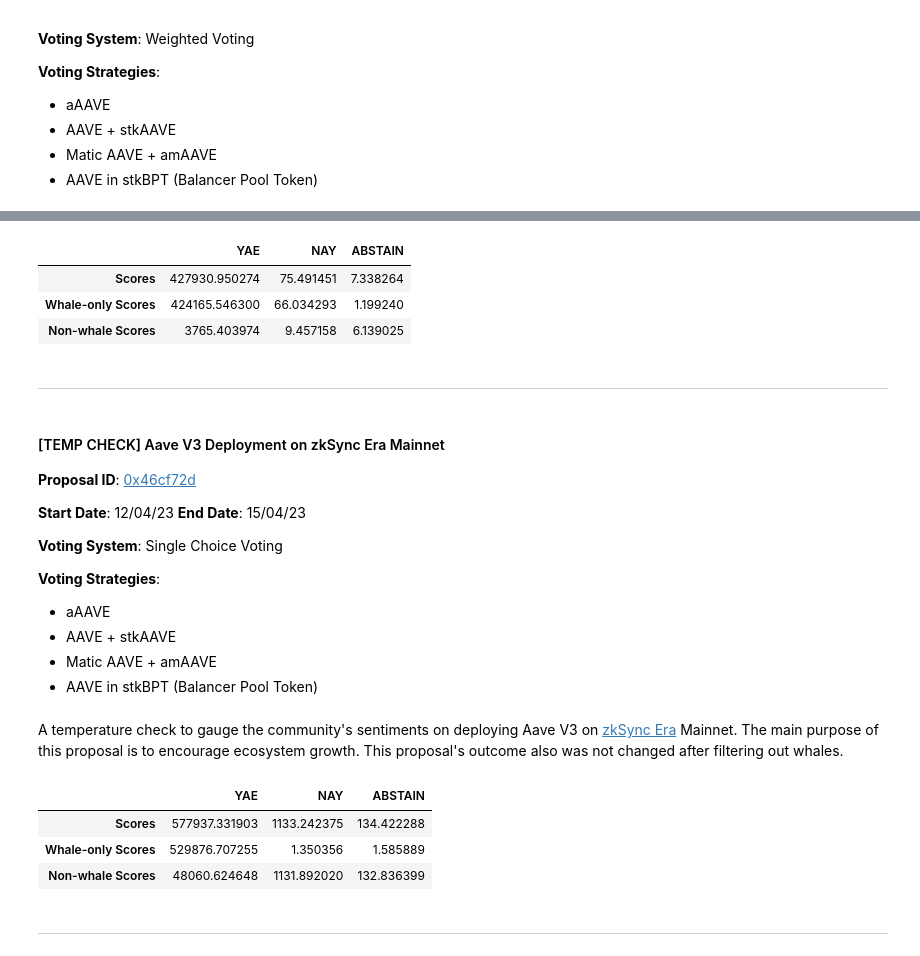
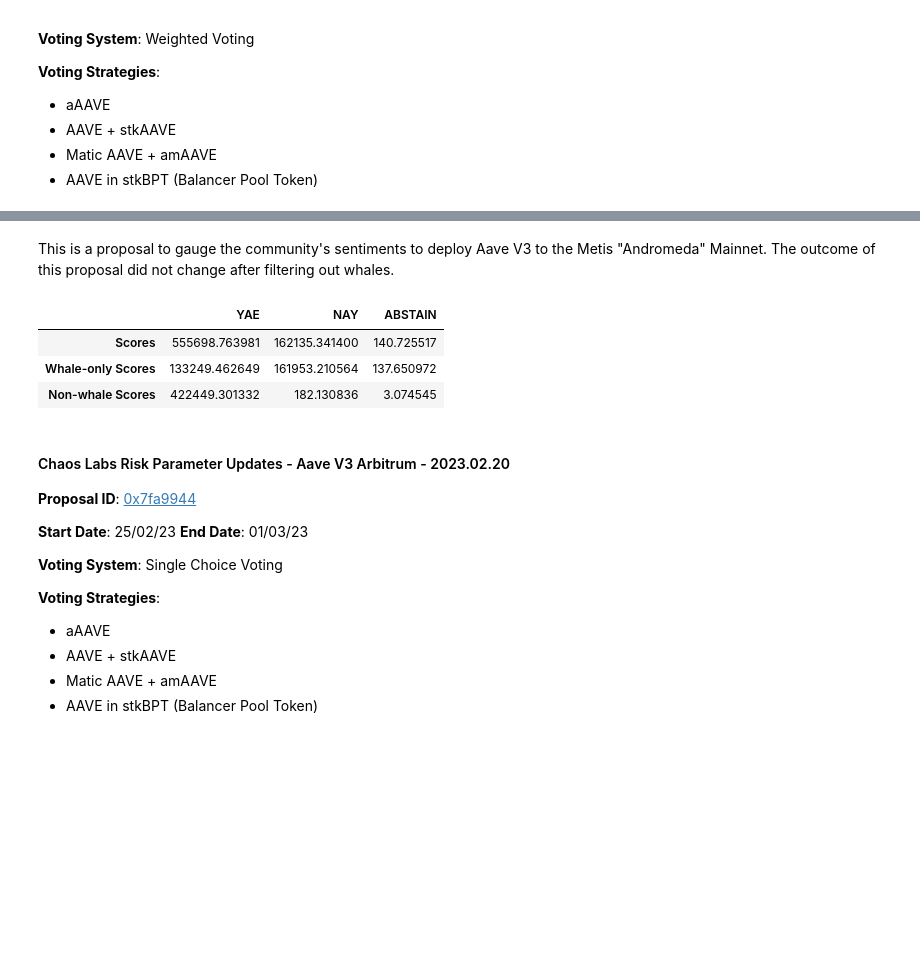
Before and after one commit to acemasterjb/gov_analysis, a Jupyter notebook: report/_sources/aave_proposals.ipynb, the cells around one changed output, grey strips where cells are left out. Cells and saved outputs as stored; diff of their text form; code cells hidden in the pictures; blank space fills up the shorter version.

```diff
--- a/report/_sources/aave_proposals.ipynb
+++ b/report/_sources/aave_proposals.ipynb
@@ -82,7 +84,7 @@ for score_difference in score_differences:
                 "Result w/o Whales"
             ],
         ).astype({"total_vp": "float64"}, copy=False
-        ).sort_values(["whale_vp_proportion","total_vp"], ascending=False)
+        ).sort_values(["total_vp"], ascending=False)
 
         changed_outcome_proportions[organization] = score_differences_dfs[organization]["outcome_changed"].value_counts(normalize=True)[True]
 
@@ -141,4 +141,5 @@ dao_overview
 # %%
+score_differences_dfs["Aave"] = score_differences_dfs["Aave"].iloc[:10]
 HTML(score_differences_dfs["Aave"].rename(lambda index: score_differences_dfs["Aave"].loc[index]["Title"]).drop(["score_differences", "total_vp", "whale_vp_proportion", "Title"], axis=1).to_html(render_links=True, escape=False))
 # %% [output]
 |  | Date Started | Date Ended | Result | Result w/o Whales |
@@ -225,29 +478,28 @@ This proposal if passed will implement a new rate strategy for all Aave V1 asset
+# %% [markdown]
+This is a proposal to gauge the community's sentiments to deploy Aave V3 to the Metis "Andromeda" Mainnet. The outcome of this proposal did not change after filtering out whales.
 # %%
-propsal_choices = plutocracy_report_data['Aave'][plutocracy_report_data['Aave']['proposal_id'] == '0x569a161ff9e3684ad5fd767b72639a389ed6f58a838a3ab1b57ccd309058e026'].iloc[0]['proposal_choices']
+propsal_choices = plutocracy_report_data['Aave'][plutocracy_report_data['Aave']['proposal_id'] == '0x7e6175c21342dbd88dc5b0dabf2d0a86339e3ef3f199fc7d778a9a6f05ed0df9'].iloc[0]['proposal_choices']
 mask = score_differences_dfs["Aave"].index.to_series().apply(
-    lambda s: "0x569a161" in s,
+    lambda s: "0x7e6175c" in s,
 )
 proposal_score_differences = score_differences_dfs["Aave"].loc[mask]["score_differences"][0]
-proposal_scores = plutocracy_report_data['Aave'][plutocracy_report_data['Aave']['proposal_id'] == '0x569a161ff9e3684ad5fd767b72639a389ed6f58a838a3ab1b57ccd309058e026'].iloc[0]['proposal_scores']
-
+proposal_scores = plutocracy_report_data['Aave'][plutocracy_report_data['Aave']['proposal_id'] == '0x7e6175c21342dbd88dc5b0dabf2d0a86339e3ef3f199fc7d778a9a6f05ed0df9'].iloc[0]['proposal_scores']
 pd.DataFrame(
     {choice: [score, score_diff, score - score_diff] for choice, score, score_diff in zip(eval(propsal_choices), eval(proposal_scores), proposal_score_differences)},
     index=["Scores", "Whale-only Scores", "Non-whale Scores"],
 )
 # %% [output]
 |  | YAE | NAY | ABSTAIN |
-| Scores | 427930.950274 | 75.491451 | 7.338264 |
-| Whale-only Scores | 424165.546300 | 66.034293 | 1.199240 |
-| Non-whale Scores | 3765.403974 | 9.457158 | 6.139025 |
+| Scores | 555698.763981 | 162135.341400 | 140.725517 |
+| Whale-only Scores | 133249.462649 | 161953.210564 | 137.650972 |
+| Non-whale Scores | 422449.301332 | 182.130836 | 3.074545 |
-# %% [markdown]
----
 # %% [markdown]
-#### [TEMP CHECK] Aave V3 Deployment on zkSync Era Mainnet
+#### Chaos Labs Risk Parameter Updates - Aave V3 Arbitrum - 2023.02.20
 
-**Proposal ID**: [0x46cf72d](https://snapshot.org/#/aave.eth/proposal/0x46cf72da892eb216edc1b7fe2f24f7491d8c37344b2b1f67632fa6950be034f7)
+**Proposal ID**: [0x7fa9944](https://snapshot.org/#/aave.eth/proposal/0x7fa9944e6866ab6dafcebdf1536655faf5a5ba0adc36e6df467702f7ae096c17)
 
-**Start Date**: 12/04/23
-**End Date**: 15/04/23
+**Start Date**: 25/02/23
+**End Date**: 01/03/23
 
 **Voting System**: Single Choice Voting
 
@@ -257,26 +509,3 @@ pd.DataFrame(
 - AAVE + stkAAVE
 - Matic AAVE + amAAVE
 - AAVE in stkBPT (Balancer Pool Token)
-# %% [markdown]
-A temperature check to gauge the community's sentiments on deploying Aave V3 on [zkSync Era](https://zksync.io/) Mainnet. The main purpose of this proposal is to encourage ecosystem growth. This proposal's outcome also was not changed after filtering out whales.
-# %%
-propsal_choices = plutocracy_report_data['Aave'][plutocracy_report_data['Aave']['proposal_id'] == '0x46cf72da892eb216edc1b7fe2f24f7491d8c37344b2b1f67632fa6950be034f7'].iloc[0]['proposal_choices']
-mask = score_differences_dfs["Aave"].index.to_series().apply(
-    lambda s: "0x46cf72d" in s,
-)
-proposal_score_differences = score_differences_dfs["Aave"].loc[mask]["score_differences"][0]
-proposal_scores = plutocracy_report_data['Aave'][plutocracy_report_data['Aave']['proposal_id'] == '0x46cf72da892eb216edc1b7fe2f24f7491d8c37344b2b1f67632fa6950be034f7'].iloc[0]['proposal_scores']
-
-
-result = pd.DataFrame(
-    {choice: [score, score_diff, score - score_diff] for choice, score, score_diff in zip(eval(propsal_choices), eval(proposal_scores), proposal_score_differences)},
-    index=["Scores", "Whale-only Scores", "Non-whale Scores"],
-)
-result
-# %% [output]
-|  | YAE | NAY | ABSTAIN |
-| Scores | 577937.331903 | 1133.242375 | 134.422288 |
-| Whale-only Scores | 529876.707255 | 1.350356 | 1.585889 |
-| Non-whale Scores | 48060.624648 | 1131.892020 | 132.836399 |
-# %% [markdown]
----
```
Also changed, not shown: parts of 44 cells of this notebook, 3 other files.
